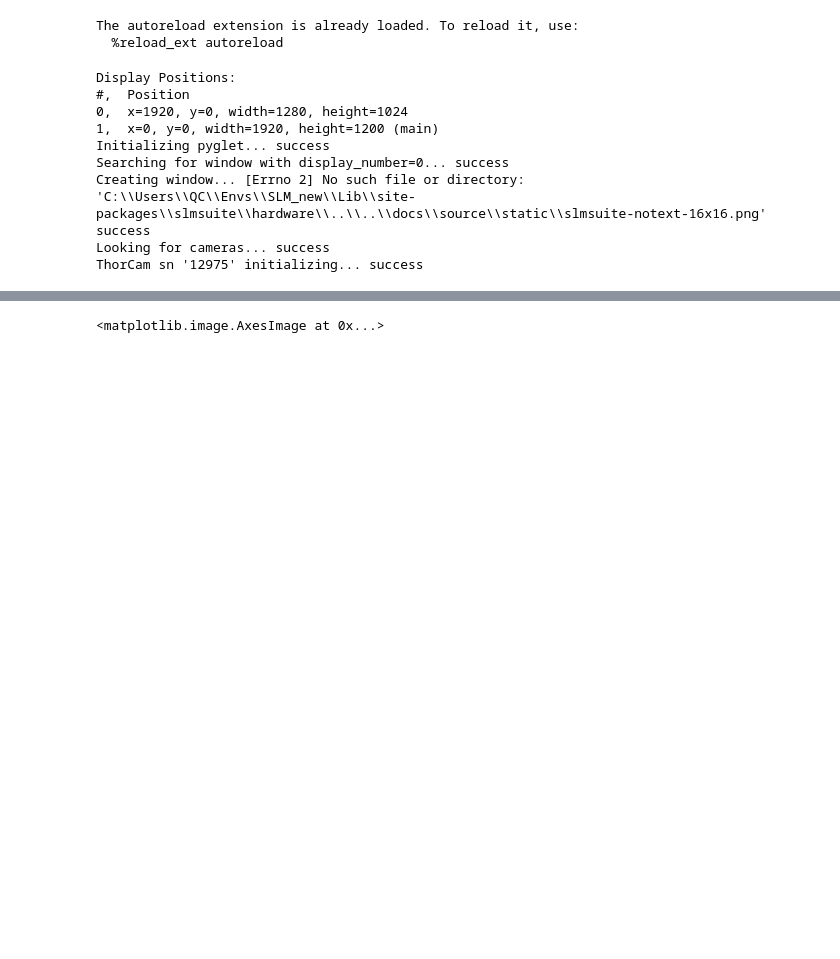
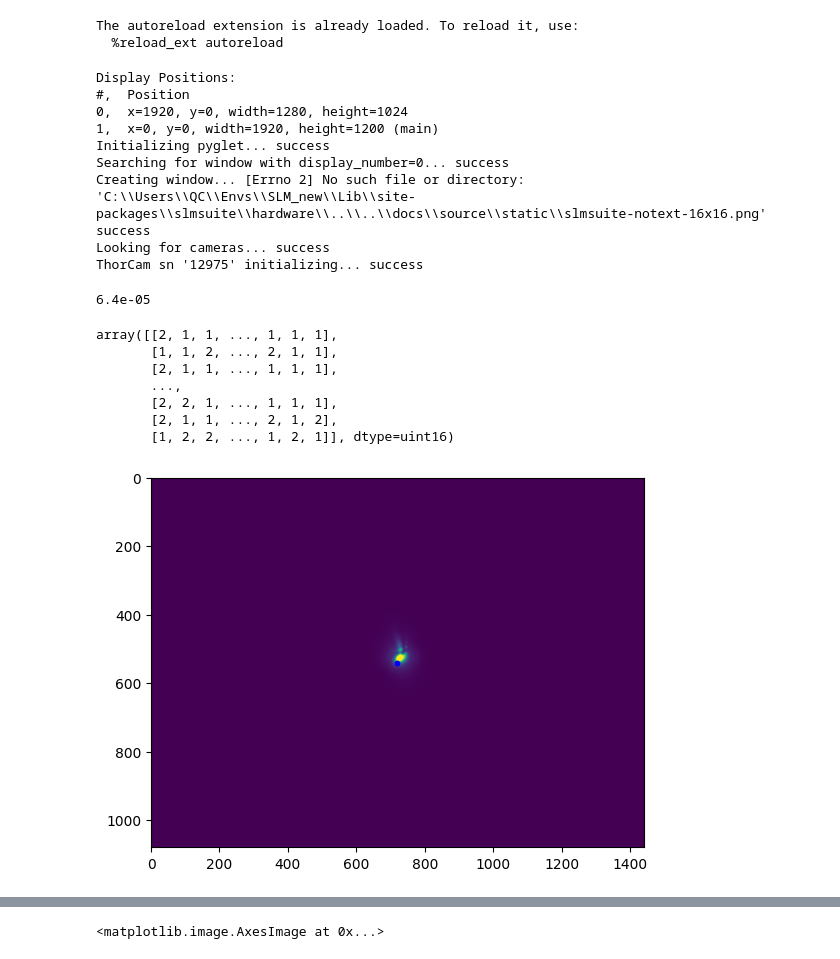
Before and after one commit to MattBae/Holography, a Jupyter notebook: notebooks/gradient.ipynb, the cells around one changed output, grey strips where cells are left out. Cells and saved outputs as stored; diff of their text form; code cells hidden in the pictures; blank space fills up the shorter version.

```diff
--- a/notebooks/gradient.ipynb
+++ b/notebooks/gradient.ipynb
@@ -92,4 +90,19 @@ Creating window... [Errno 2] No such file or directory: 'C:\\Users\\QC\\Envs\\SL
 success
 Looking for cameras... success
 ThorCam sn '12975' initializing... success
+# %%
+fs.cam.set_exposure(0.064e-3)
+# %% [output]
+6.4e-05
+# %%
+plot_cam(fs,phase='zero', centre=True)
+# %% [output]
+array([[2, 1, 1, ..., 1, 1, 1],
+       [1, 1, 2, ..., 2, 1, 1],
+       [2, 1, 1, ..., 1, 1, 1],
+       ...,
+       [2, 2, 1, ..., 1, 1, 1],
+       [2, 1, 1, ..., 2, 1, 2],
+       [1, 2, 2, ..., 1, 2, 1]], dtype=uint16)
+[figure, added]
 # %%
```
Also changed, not shown: parts of 37 cells of this notebook, 58 other files.
